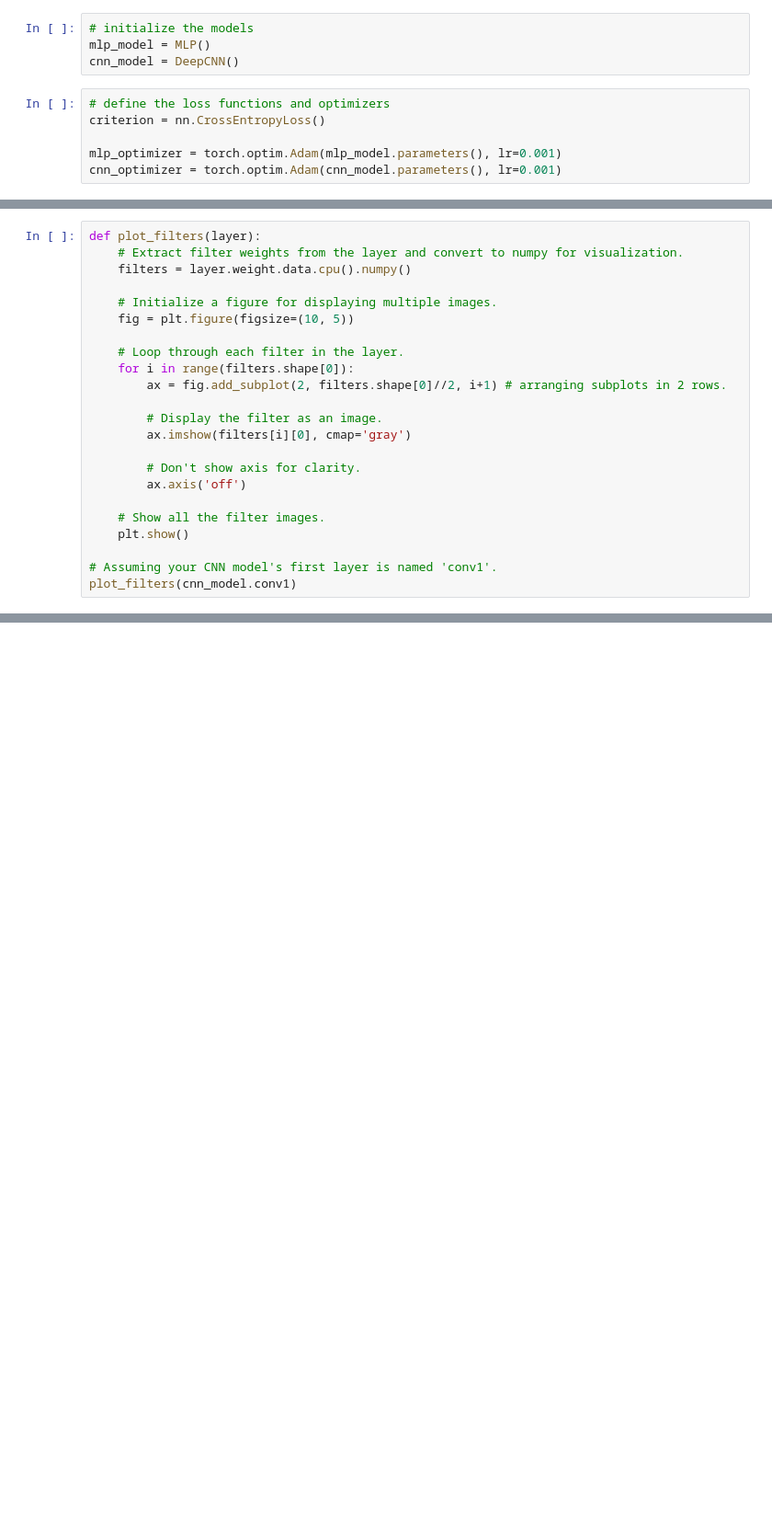
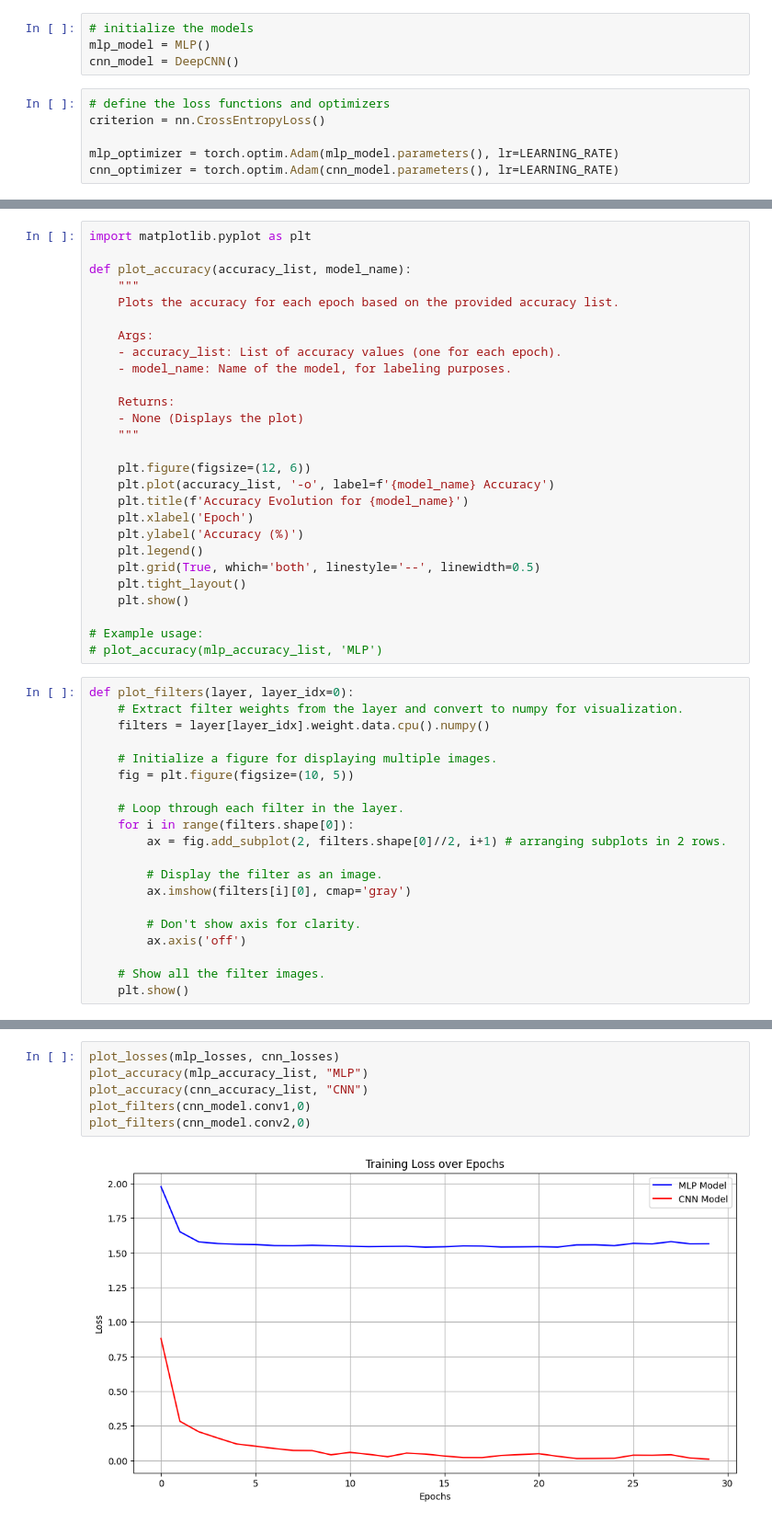
Before and after one commit to AdamBucko1/HNS, a Jupyter notebook: Zadanie_1/zadanie1.ipynb, the cells around one changed output, grey strips where cells are left out. Shown at 92% size. Drawn from its saved outputs; the diff is of its cells as text; blank space fills up the shorter version.

```diff
--- a/Zadanie_1/zadanie1.ipynb
+++ b/Zadanie_1/zadanie1.ipynb
@@ -231,5 +297,5 @@ cnn_model = DeepCNN()
 # define the loss functions and optimizers
 criterion = nn.CrossEntropyLoss()
 
-mlp_optimizer = torch.optim.Adam(mlp_model.parameters(), lr=0.001)
-cnn_optimizer = torch.optim.Adam(cnn_model.parameters(), lr=0.001)
+mlp_optimizer = torch.optim.Adam(mlp_model.parameters(), lr=LEARNING_RATE)
+cnn_optimizer = torch.optim.Adam(cnn_model.parameters(), lr=LEARNING_RATE)
@@ -355,7 +464,34 @@ plot_losses(mlp_losses, cnn_losses)
+# %%
+import matplotlib.pyplot as plt
+
+def plot_accuracy(accuracy_list, model_name):
+    """
+    Plots the accuracy for each epoch based on the provided accuracy list.
+
+    Args:
+    - accuracy_list: List of accuracy values (one for each epoch).
+    - model_name: Name of the model, for labeling purposes.
+
+    Returns:
+    - None (Displays the plot)
+    """
+
+    plt.figure(figsize=(12, 6))
+    plt.plot(accuracy_list, '-o', label=f'{model_name} Accuracy')
+    plt.title(f'Accuracy Evolution for {model_name}')
+    plt.xlabel('Epoch')
+    plt.ylabel('Accuracy (%)')
+    plt.legend()
+    plt.grid(True, which='both', linestyle='--', linewidth=0.5)
+    plt.tight_layout()
+    plt.show()
+
+# Example usage:
+# plot_accuracy(mlp_accuracy_list, 'MLP')
 # %%
-def plot_filters(layer):
+def plot_filters(layer, layer_idx=0):
     # Extract filter weights from the layer and convert to numpy for visualization.
-    filters = layer.weight.data.cpu().numpy()
+    filters = layer[layer_idx].weight.data.cpu().numpy()
 
     # Initialize a figure for displaying multiple images.
     fig = plt.figure(figsize=(10, 5))
@@ -372,9 +508,6 @@ def plot_filters(layer):
 
     # Show all the filter images.
     plt.show()
-
-# Assuming your CNN model's first layer is named 'conv1'.
-plot_filters(cnn_model.conv1)
 # %%
 def visualize_feature_maps(model, input_image):
     # Making sure model is in eval mode
@@ -403,0 +540,8 @@ visualize_feature_maps(cnn_model, image)
+# %%
+plot_losses(mlp_losses, cnn_losses)
+plot_accuracy(mlp_accuracy_list, "MLP")
+plot_accuracy(cnn_accuracy_list, "CNN")
+plot_filters(cnn_model.conv1,0)
+plot_filters(cnn_model.conv2,0)
+# %% [output]
+[figure, added]
```
Also changed, not shown: parts of 14 cells of this notebook.
